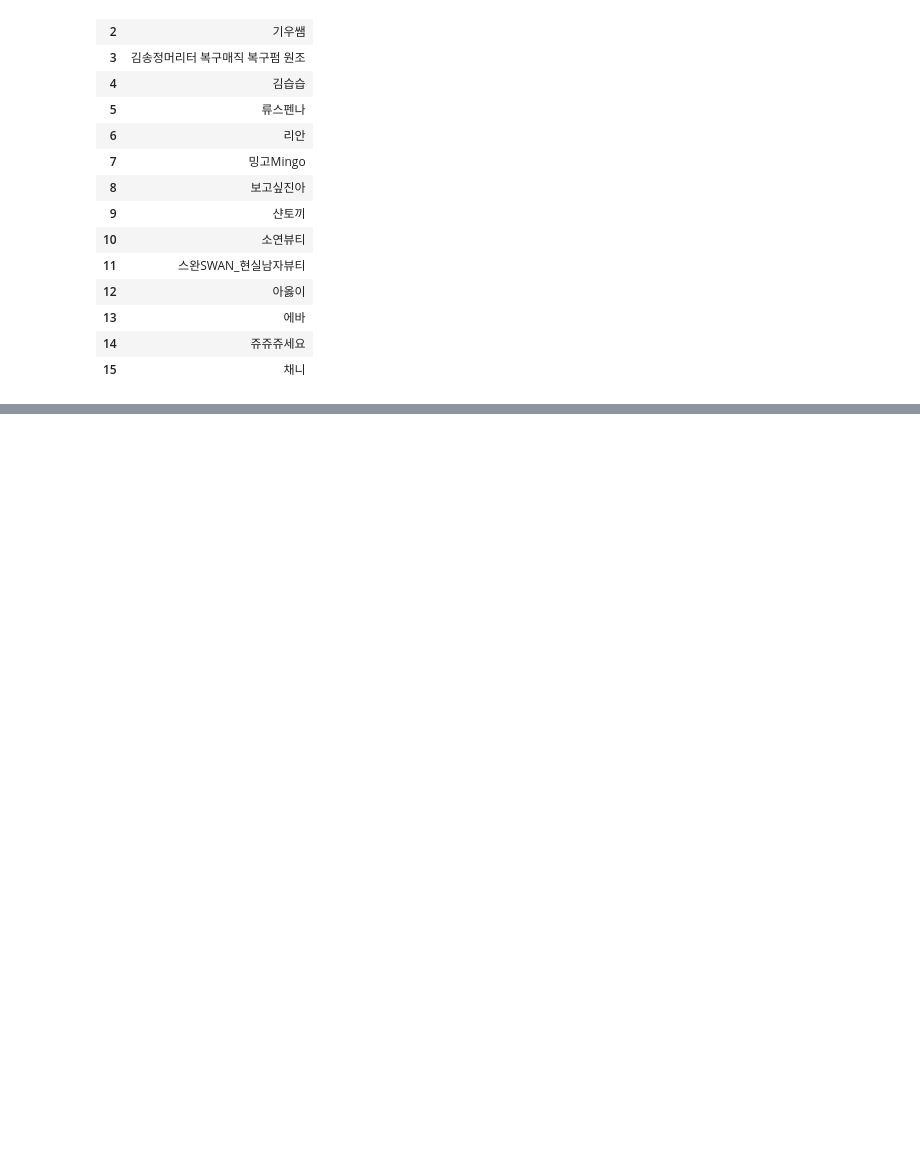
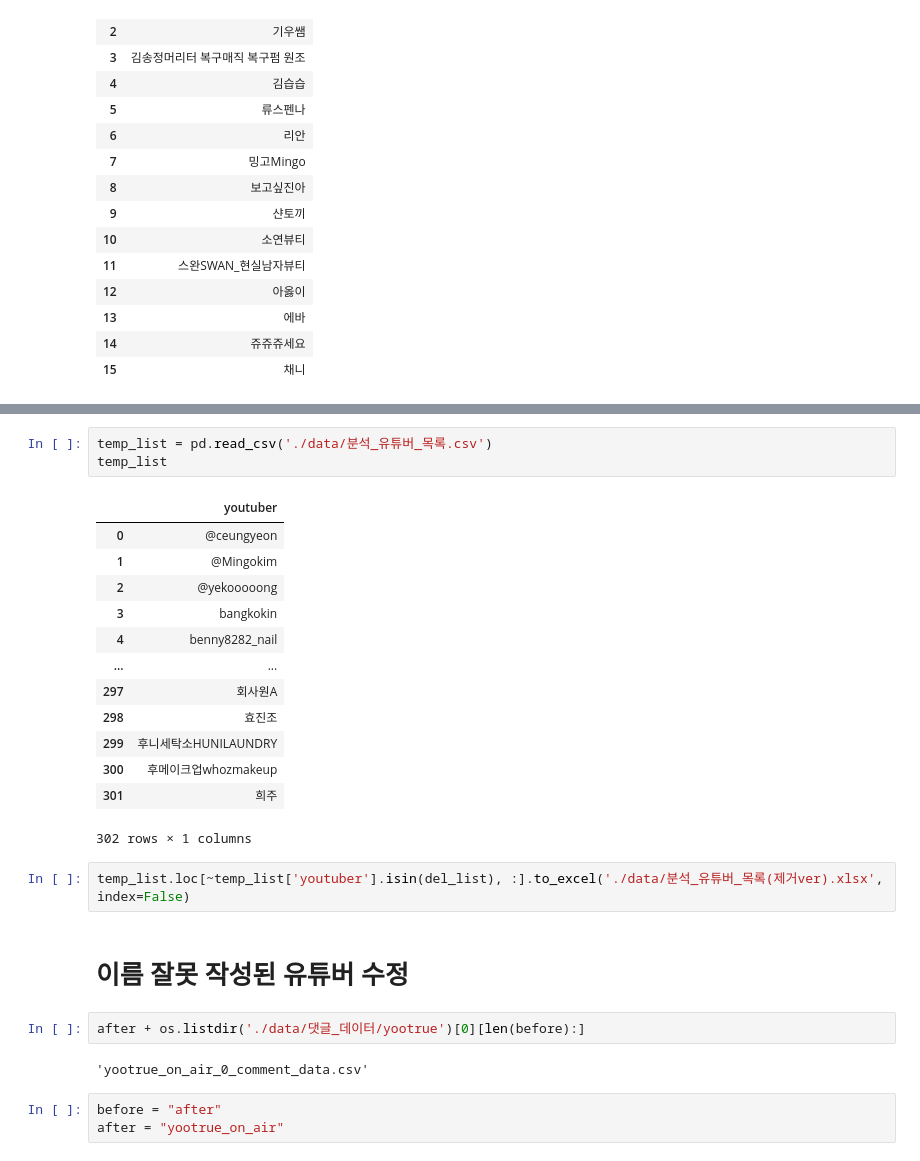
Before and after one commit to scnelMG/Samsungfire_Risk_Management, a Jupyter notebook: data_collect.ipynb, the cells around one changed output, grey strips where cells are left out. Drawn from its saved outputs; the diff is of its cells as text; blank space fills up the shorter version.

```diff
--- a/data_collect.ipynb
+++ b/data_collect.ipynb
@@ -357,0 +435,28 @@ not_enough_youtuber
+# %%
+temp_list = pd.read_csv('./data/분석_유튜버_목록.csv')
+temp_list
+# %% [output]
+|  | youtuber |
+| 0 | @ceungyeon |
+| 1 | @Mingokim |
+| 2 | @yekooooong |
+| 3 | bangkokin |
+| 4 | benny8282_nail |
+| ... | ... |
+| 297 | 회사원A |
+| 298 | 효진조 |
+| 299 | 후니세탁소HUNILAUNDRY |
+| 300 | 후메이크업whozmakeup |
+| 301 | 희주 |
+302 rows × 1 columns
+# %%
+temp_list.loc[~temp_list['youtuber'].isin(del_list), :].to_excel('./data/분석_유튜버_목록(제거ver).xlsx', index=False)
+# %% [markdown]
+# 이름 잘못 작성된 유튜버 수정
+# %%
+after + os.listdir('./data/댓글_데이터/yootrue')[0][len(before):]
+# %% [output]
+'yootrue_on_air_0_comment_data.csv'
+# %%
+before = "after"
+after = "yootrue_on_air"
```
Also changed, not shown: parts of 16 cells of this notebook, 3 other files.
